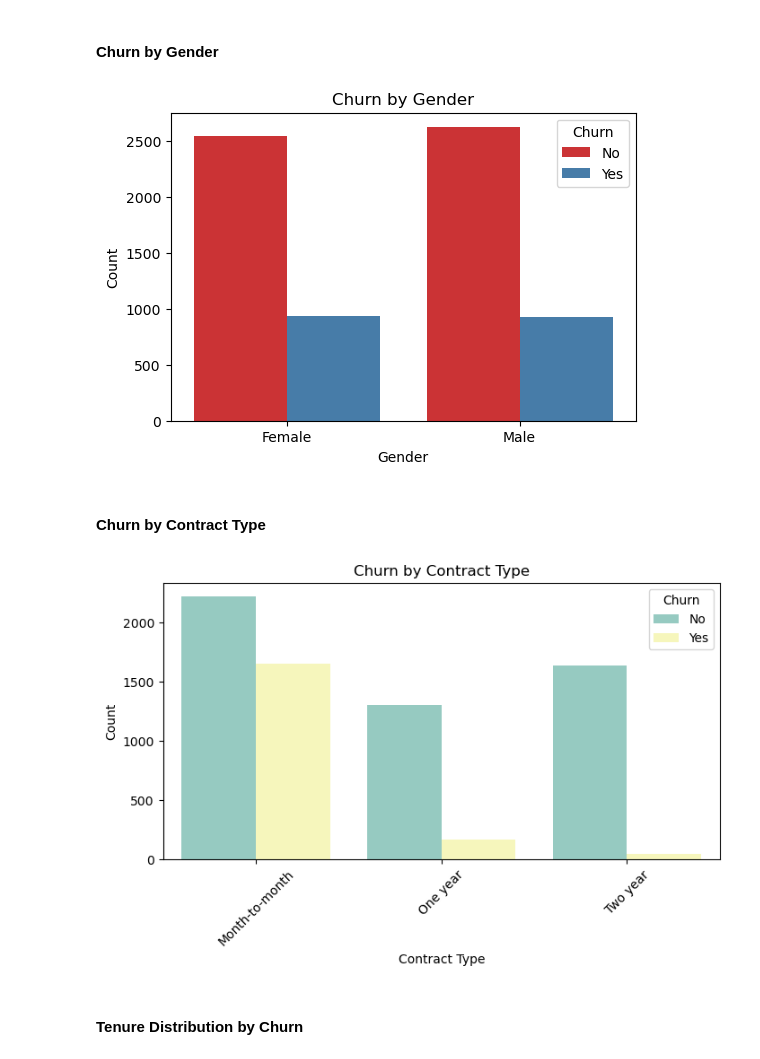
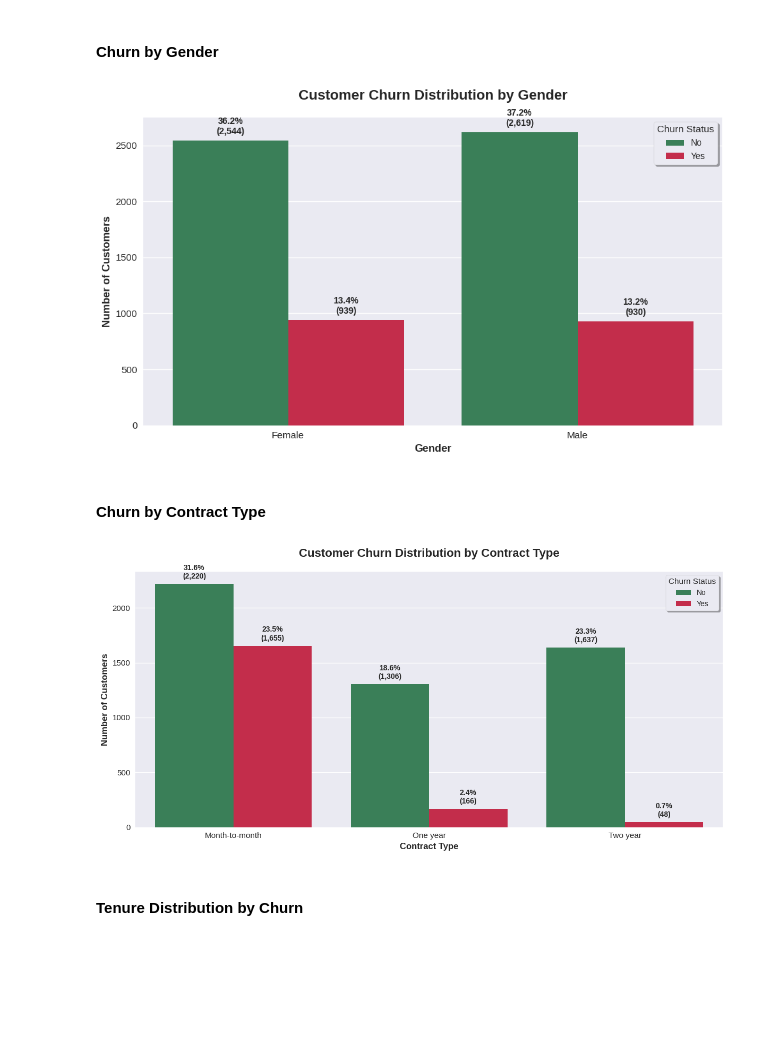
Before and after one commit to Daniel-Muruthi/telecom-churn-prediction, a Jupyter notebook: index.ipynb, the cells around one changed output. Cells and saved outputs as stored; diff of their text form; code cells hidden in the pictures; blank space fills up the shorter version.

```diff
--- a/index.ipynb
+++ b/index.ipynb
@@ -265,28 +356,53 @@ plt.show();
 # %% [markdown]
 #### **Churn by Gender**
 # %%
-plt.figure(figsize=(6, 4))
-sns.countplot(data=df, x='gender', hue='Churn', palette='Set1')
-plt.title('Churn by Gender')
-plt.xlabel('Gender')
-plt.ylabel('Count')
-plt.legend(title='Churn')
+# Churn by Gender
+
+plt.figure(figsize=(10, 6))
+ax = sns.countplot(data=df, x='gender', hue='Churn', palette=['#2E8B57', '#DC143C'])
+total = len(df)
+
+# Add percentage labels on top of bars
+for container in ax.containers:
+    labels = [f'{v/total*100:.1f}%\n({int(v):,})' for v in container.datavalues]
+    ax.bar_label(container, labels=labels, fontsize=10, fontweight='bold',
+                label_type='edge', padding=5)
+
+plt.title('Customer Churn Distribution by Gender', fontsize=16, fontweight='bold', pad=20)
+plt.xlabel('Gender', fontsize=12, fontweight='bold')
+plt.ylabel('Number of Customers', fontsize=12, fontweight='bold')
+plt.xticks(fontsize=11)
+plt.yticks(fontsize=11)
+plt.legend(title='Churn Status', title_fontsize=11, fontsize=10, frameon=True, shadow=True)
+plt.tight_layout()
 plt.show();
 # %% [output]
-[figure, old version]
+[figure, new version]
 # %% [markdown]
 #### **Churn by Contract Type**
 # %%
-plt.figure(figsize=(8, 4))
-sns.countplot(data=df, x='Contract', hue='Churn', palette='Set3')
-plt.title('Churn by Contract Type')
-plt.xlabel('Contract Type')
-plt.ylabel('Count')
-plt.xticks(rotation=45)
-plt.legend(title='Churn')
+# Churn by Contract Type
+
+plt.figure(figsize=(12, 6))
+ax = sns.countplot(data=df, x='Contract', hue='Churn', palette=['#2E8B57', '#DC143C'])
+total = len(df)
+
+# Add percentage labels on top of bars
+for container in ax.containers:
+    labels = [f'{v/total*100:.1f}%\n({int(v):,})' for v in container.datavalues]
+    ax.bar_label(container, labels=labels, fontsize=10, fontweight='bold',
+                label_type='edge', padding=5)
+
+plt.title('Customer Churn Distribution by Contract Type', fontsize=16, fontweight='bold', pad=20)
+plt.xlabel('Contract Type', fontsize=12, fontweight='bold')
+plt.ylabel('Number of Customers', fontsize=12, fontweight='bold')
+plt.xticks(rotation=0, fontsize=11)
+plt.yticks(fontsize=11)
+plt.legend(title='Churn Status', title_fontsize=11, fontsize=10, frameon=True, shadow=True)
+plt.tight_layout()
 plt.show();
 # %% [output]
-[figure, old version]
+[figure, new version]
 # %% [markdown]
 #### **Tenure Distribution by Churn**
 # %%
```
Also changed, not shown: parts of 42 cells of this notebook, 1 other file.
